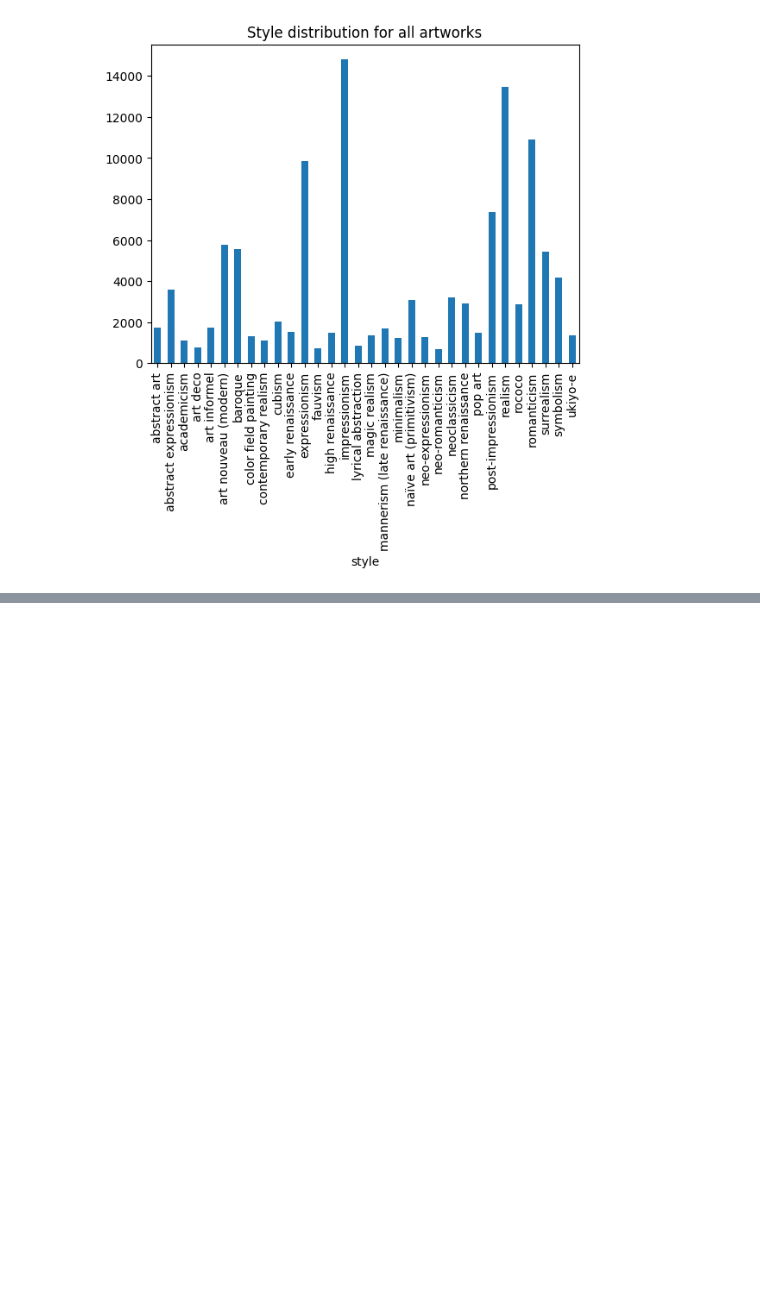
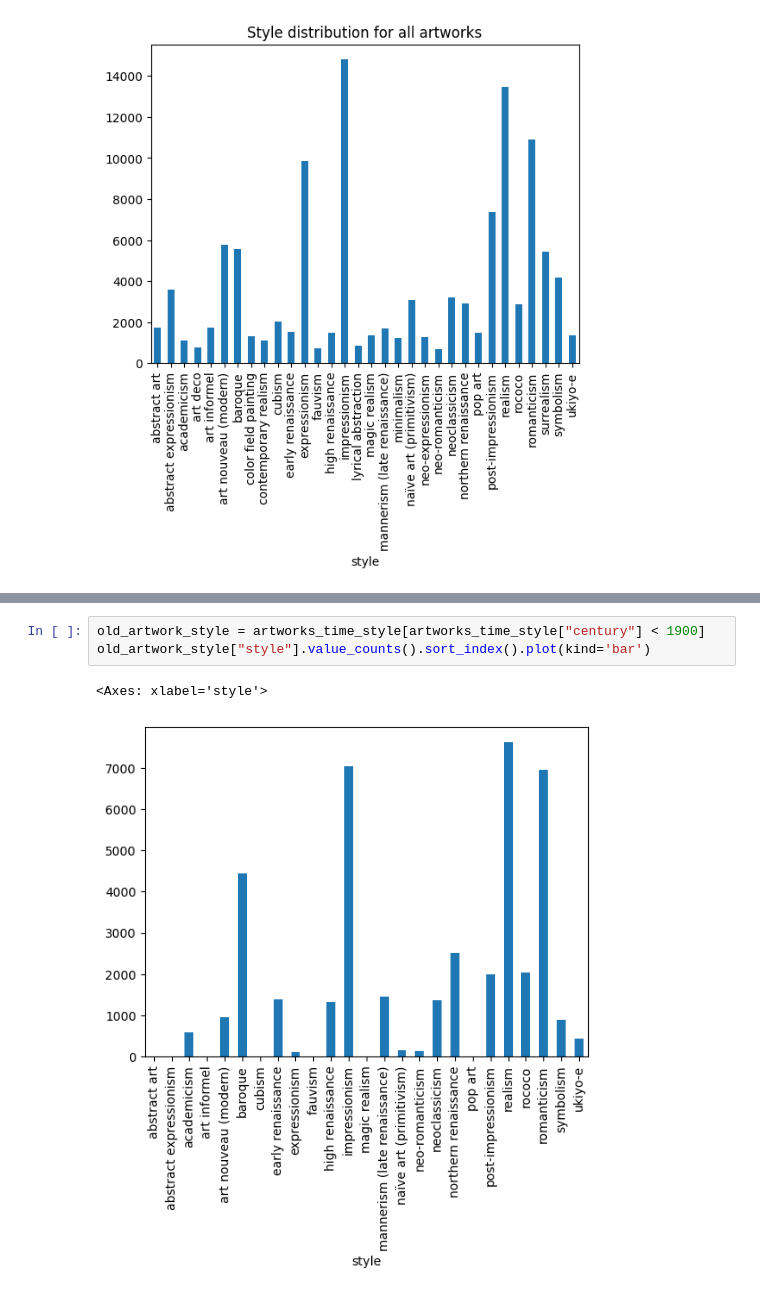
Before and after one commit to CILAB-ArtGraph/graphclip, a Jupyter notebook: notebooks/style_time_distribution.ipynb, the cells around one changed output, grey strips where cells are left out. Drawn from its saved outputs; the diff is of its cells as text; blank space fills up the shorter version.

```diff
--- a/notebooks/style_time_distribution.ipynb
+++ b/notebooks/style_time_distribution.ipynb
@@ -180,0 +193,6 @@ Text(0.5, 1.0, 'Style distribution for all artworks')
+# %%
+old_artwork_style = artworks_time_style[artworks_time_style["century"] < 1900]
+old_artwork_style["style"].value_counts().sort_index().plot(kind='bar')
+# %% [output]
+<Axes: xlabel='style'>
+[figure, added]
```
Also changed, not shown: parts of 5 cells of this notebook.
